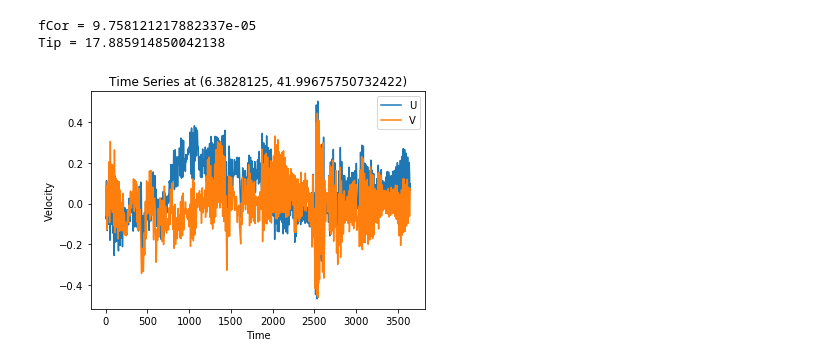
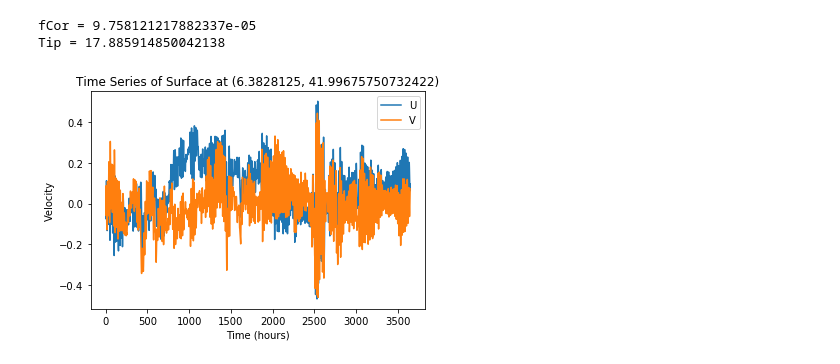
Before and after one commit to mclaret/JISAOinternship, a Jupyter notebook: notebooks/mark/fft_rotary.ipynb, the cells around one changed output. Cells and saved outputs as stored; diff of their text form; code cells hidden in the pictures.

```diff
--- a/notebooks/mark/fft_rotary.ipynb
+++ b/notebooks/mark/fft_rotary.ipynb
@@ -57,10 +48,11 @@ print(k1_dat[0])
 # %%
-maxt = len(U_k1)
+# surface parameters
+maxt_k1 = len(U_k1)
 dt = 1.0  # 1-hour resolution
-T = (maxt-1)*dt
-times = np.arange(1,maxt+1,1) * 1.0
-print('maxt = ', maxt)
-print('times = ', times)
+T_k1 = (maxt_k1-1)*dt
+times_k1 = np.arange(1,maxt_k1+1,1) * 1.0
+print('maxt = ', maxt_k1)
+print('times = ', times_k1)
 # %% [output]
 maxt =  3647
 times =  [1.000e+00 2.000e+00 3.000e+00 ... 3.645e+03 3.646e+03 3.647e+03]
@@ -75,20 +67,20 @@ print('Tip =', Tip)
 fCor = 9.758121217882337e-05
 Tip = 17.885914850042138
 # %%
-# plot time series of U and V
+# plot time series of U and V at surface
 plt.figure()
-plt.plot(times, k1_dat[:,0], label='U')
-plt.plot(times, k1_dat[:,1], label='V')
+plt.plot(times_k1, U_k1, label='U')
+plt.plot(times_k1, V_k1, label='V')
 #plt.xlim(0,400)
 
 # plot labels
-plt.title('Time Series at ({}, {})'.format(nav_lon, nav_lat))
-plt.xlabel('Time')
+plt.title('Time Series of Surface at ({}, {})'.format(nav_lon, nav_lat))
+plt.xlabel('Time (hours)')
 plt.ylabel('Velocity')
 plt.legend()
 plt.show()
 # %% [output]
-[figure, old version]
+[figure, new version]
 # %%
 alpha=0.2
 
```
Also changed, not shown: parts of 10 cells of this notebook.
